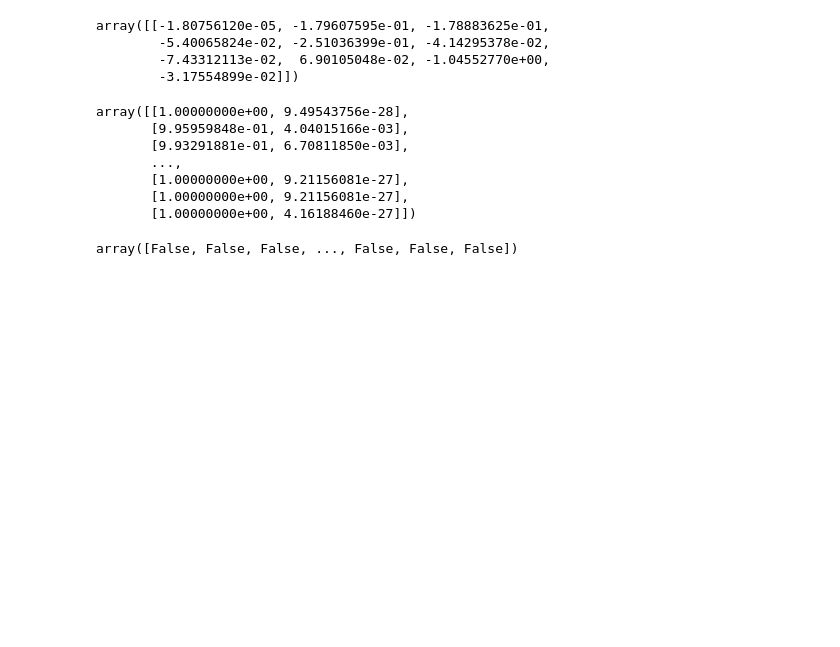
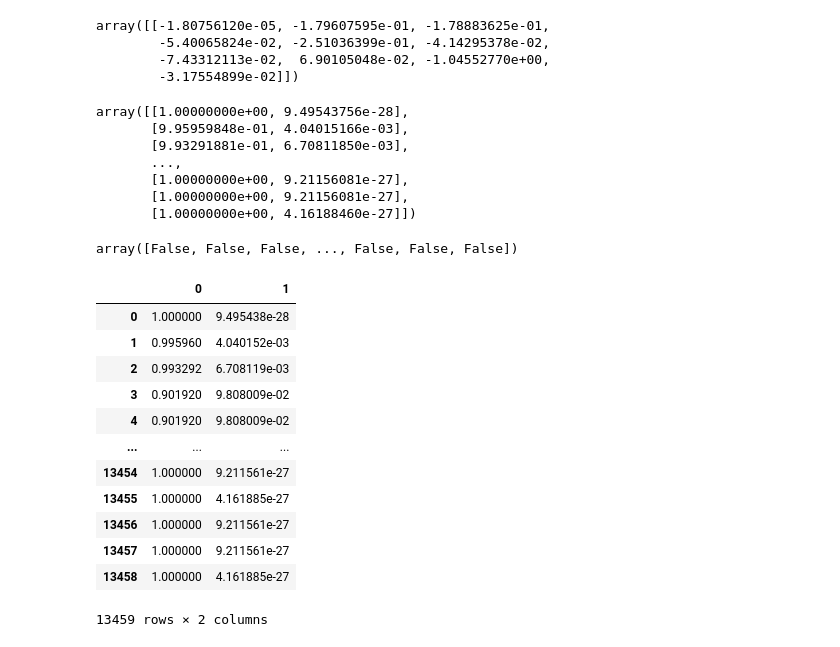
Before and after one commit to aaguiare/final_project_ironhack, a Jupyter notebook: notebooks/Model preparation_combined dfs.ipynb, the cells around one changed output. Cells and saved outputs as stored; diff of their text form; code cells hidden in the pictures; blank space fills up the shorter version.

```diff
--- a/notebooks/Model preparation_combined dfs.ipynb
+++ b/notebooks/Model preparation_combined dfs.ipynb
@@ -434,3 +444,20 @@ array([[1.00000000e+00, 9.49543756e-28],
 modellogic
 # %% [output]
 array([False, False, False, ..., False, False, False])
+# %%
+modeldf = pd.DataFrame(model.predict_proba(X))
+modeldf
+# %% [output]
+|  | 0 | 1 |
+| 0 | 1.000000 | 9.495438e-28 |
+| 1 | 0.995960 | 4.040152e-03 |
+| 2 | 0.993292 | 6.708119e-03 |
+| 3 | 0.901920 | 9.808009e-02 |
+| 4 | 0.901920 | 9.808009e-02 |
+| ... | ... | ... |
+| 13454 | 1.000000 | 9.211561e-27 |
+| 13455 | 1.000000 | 4.161885e-27 |
+| 13456 | 1.000000 | 9.211561e-27 |
+| 13457 | 1.000000 | 9.211561e-27 |
+| 13458 | 1.000000 | 4.161885e-27 |
+13459 rows × 2 columns
```
Also changed, not shown: parts of 21 cells of this notebook, 3 other files.
